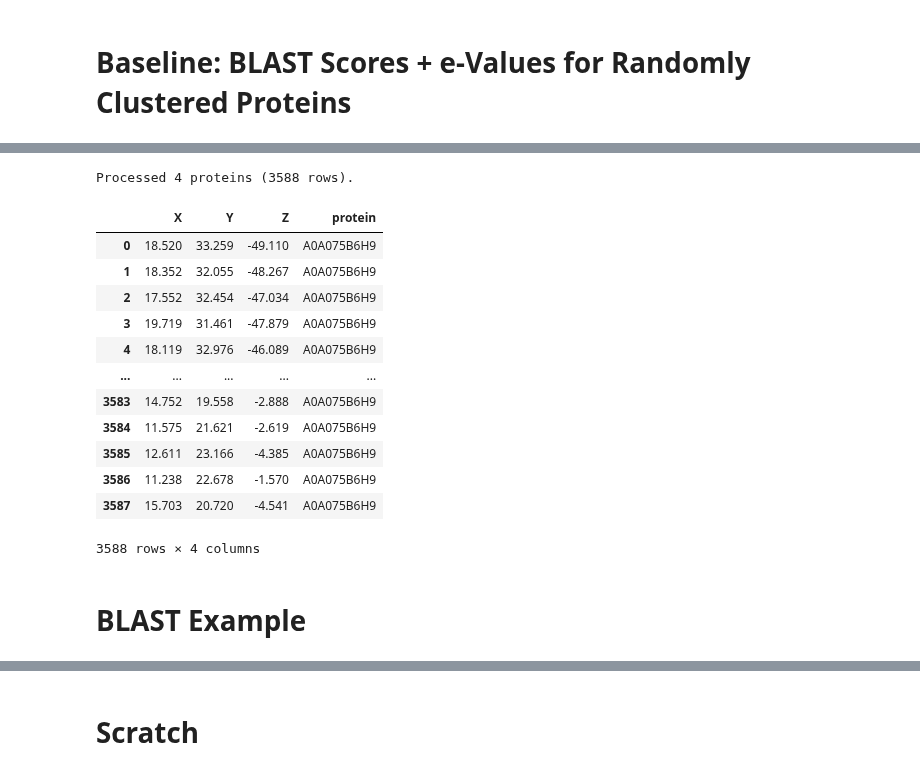
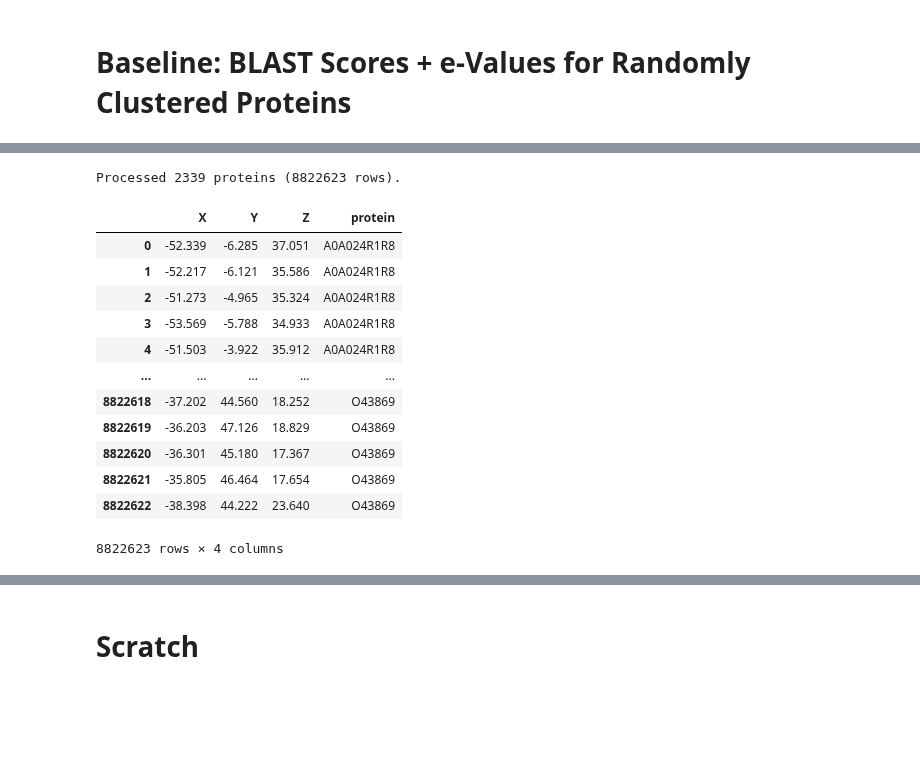
Before and after one commit to dptrsa-300/pss, a Jupyter notebook: embeddings_random.ipynb, the cells around one changed output, grey strips where cells are left out. Saved outputs shown, nothing was run; the diff lists cells and outputs as text; code cells hidden in the pictures; blank space fills up the shorter version.

Commit message:
BLAST pipeline.

```diff
--- a/embeddings_random.ipynb
+++ b/embeddings_random.ipynb
@@ -94,7 +97,6 @@ def get_atoms(selection=None):
     along with protein name. If no selection is provided, returns all proteins' (23K)
     atoms.
     '''
-    data=[]
     stats = [0, 0]
     result = []
     alias = 'tmp.cif.gz'
@@ -103,6 +105,7 @@ def get_atoms(selection=None):
         selection = filenames
 
     for file in selection:
+        data = []
         blob = storage_client.get_bucket('capstone-fall21-protein').get_blob(file)
         blob.download_to_filename(alias)
 
@@ -115,35 +118,35 @@ def get_atoms(selection=None):
         pRd = PdbxReader(txt)
         pRd.read(data)
         txt.close()
+
         block = data[0]
-
         obj = block.get_object("atom_site")
 
         for row in obj.get()[2]:
             result.append(row)
 
         stats[1] += len(obj.get()[2])
+        os.remove(alias)
 
-    os.remove(alias)
     print(f'Processed {stats[0]} proteins ({stats[1]} rows).')
     result = np.array(result)
-    result = np.append(result[:,10:13], result[:,21].reshape(len(result),1), axis=1)
+    result = np.column_stack((result[:,10:13], result[:,21]))
     return result
 # %%
-cluster_1_atoms = get_atoms(cluster_1_examples['protein'].to_list()[6:10])
+cluster_1_atoms = get_atoms(cluster_1_examples['protein'].to_list())
 pd.DataFrame(cluster_1_atoms, columns=['X', 'Y', 'Z', 'protein'])
 # %% [output]
-Processed 4 proteins (3588 rows).
+Processed 2339 proteins (8822623 rows).
 |  | X | Y | Z | protein |
-| 0 | 18.520 | 33.259 | -49.110 | A0A075B6H9 |
-| 1 | 18.352 | 32.055 | -48.267 | A0A075B6H9 |
-| 2 | 17.552 | 32.454 | -47.034 | A0A075B6H9 |
-| 3 | 19.719 | 31.461 | -47.879 | A0A075B6H9 |
-| 4 | 18.119 | 32.976 | -46.089 | A0A075B6H9 |
+| 0 | -52.339 | -6.285 | 37.051 | A0A024R1R8 |
+| 1 | -52.217 | -6.121 | 35.586 | A0A024R1R8 |
+| 2 | -51.273 | -4.965 | 35.324 | A0A024R1R8 |
+| 3 | -53.569 | -5.788 | 34.933 | A0A024R1R8 |
+| 4 | -51.503 | -3.922 | 35.912 | A0A024R1R8 |
 | ... | ... | ... | ... | ... |
-| 3583 | 14.752 | 19.558 | -2.888 | A0A075B6H9 |
-| 3584 | 11.575 | 21.621 | -2.619 | A0A075B6H9 |
-| 3585 | 12.611 | 23.166 | -4.385 | A0A075B6H9 |
-| 3586 | 11.238 | 22.678 | -1.570 | A0A075B6H9 |
-| 3587 | 15.703 | 20.720 | -4.541 | A0A075B6H9 |
+| 8822618 | -37.202 | 44.560 | 18.252 | O43869 |
+| 8822619 | -36.203 | 47.126 | 18.829 | O43869 |
+| 8822620 | -36.301 | 45.180 | 17.367 | O43869 |
+| 8822621 | -35.805 | 46.464 | 17.654 | O43869 |
+| 8822622 | -38.398 | 44.222 | 23.640 | O43869 |
-3588 rows × 4 columns
+8822623 rows × 4 columns
@@ -152,2 +152,0 @@ Processed 4 proteins (3588 rows).
-# %% [markdown]
-# BLAST Example
```
Also changed, not shown: parts of 20 cells of this notebook, 1 other file.
